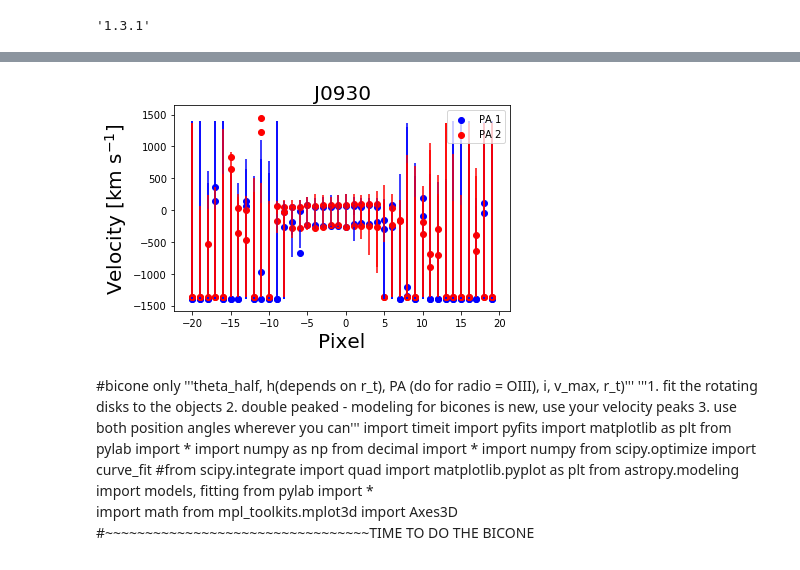
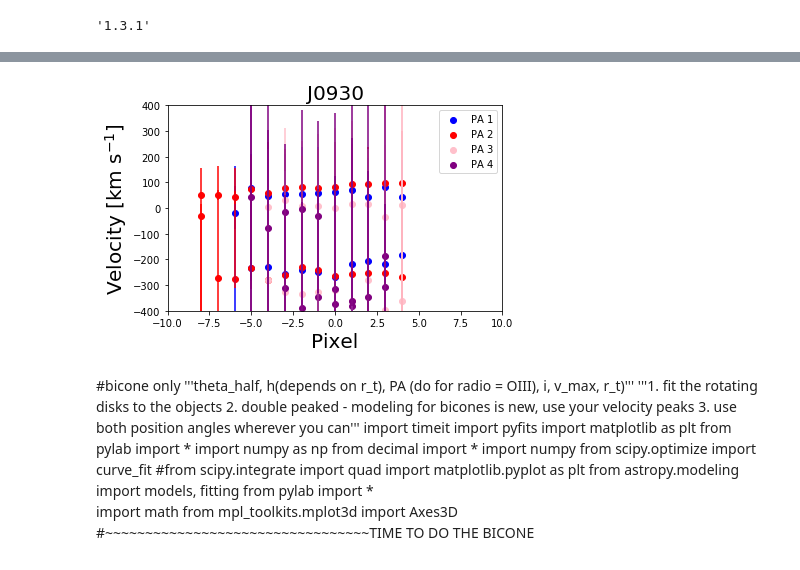
Before and after one commit to beckynevin/MMT, a Jupyter notebook: bicone_emcee-pseudo-IFU-J0930.ipynb, the cells around one changed output, grey strips where cells are left out. Saved outputs shown, nothing was run; the diff lists cells and outputs as text; code cells hidden in the pictures.

Commit message:
Fixed all of the data input, I have concatted lists and asymmetric error. Now I need to fix the lnlike code to allow for asymmetric error and to introduce masking.

```diff
--- a/bicone_emcee-pseudo-IFU-J0930.ipynb
+++ b/bicone_emcee-pseudo-IFU-J0930.ipynb
@@ -27,7 +27,7 @@ name='J0930'
 if name=='J0930':
     PA_1='Liu032_PA21, J0930_table_contfitcoords_outflow_J0930_star.txt'
     PA_2='Liu032_PA111, J0930_table_contfitcoords_outflow_J0930_star.txt'
-    PA_3='Liu032_PA66, J0930_table_contfitcoords_outflow_J0930_star_vac.txt'
+    PA_3='Liu032_PA66, J0930_table_contfitcoords_outflow_J0930_star.txt'
     PA_4='Liu032_PA156, J0930_table_contfitcoords_outflow_J0930_star.txt'
 
     pixelscale_1=0.389
@@ -43,10 +43,14 @@ if name=='J0930':
     PA4=156
 
 
-    lower_lim=0
-    upper_lim=40
-    lower_lim_ortho=0#ws 7
-    upper_lim_ortho=40
+    lower_lim=14
+    upper_lim=25
+    lower_lim_ortho=12#ws 7
+    upper_lim_ortho=25
+    lower_lim_66=16#ws 7
+    upper_lim_66=25
+    lower_lim_156=15#ws 7
+    upper_lim_156=24
 
     slitwidth=1.5
     pixelscale=0.42
@@ -352,6 +356,8 @@ vel_2_2_156=[float(y) for y in vel_2_2_gauss_156]
 
 plt.scatter(xs_data, vel_2_1, label='vel_2_1 PA 21')
 plt.scatter(xs_data, vel_2_2, label='vel_2_2 PA 21')
+plt.scatter(xs_data[lower_lim:upper_lim], vel_2_1[lower_lim:upper_lim], label='chosen 1 PA 21')
+plt.scatter(xs_data[lower_lim:upper_lim], vel_2_2[lower_lim:upper_lim], label='chosen 2 PA 21')
 plt.legend()
 plt.xlim([-10,10])
 plt.ylim([-500,500])
@@ -359,6 +365,8 @@ plt.show()
 
 plt.scatter(xs_data, vel_2_1_ortho, label='vel_2_1 PA 111')
 plt.scatter(xs_data, vel_2_2_ortho, label='vel_2_2 PA 111')
+plt.scatter(xs_data[lower_lim_ortho:upper_lim_ortho], vel_2_1_ortho[lower_lim_ortho:upper_lim_ortho], label='chosen 1 PA 111')
+plt.scatter(xs_data[lower_lim_ortho:upper_lim_ortho], vel_2_2_ortho[lower_lim_ortho:upper_lim_ortho], label='chosen 2 PA 111')
 plt.legend()
 plt.xlim([-10,10])
 plt.ylim([-500,500])
@@ -368,6 +376,8 @@ plt.show()
 
 plt.scatter(xs_data, vel_2_1_66, label='vel_2_1 PA 66')
 plt.scatter(xs_data, vel_2_2_66, label='vel_2_2 PA 66')
+plt.scatter(xs_data[lower_lim_66:upper_lim_66], vel_2_1_66[lower_lim_66:upper_lim_66], label='chosen 1 PA 66')
+plt.scatter(xs_data[lower_lim_66:upper_lim_66], vel_2_2_66[lower_lim_66:upper_lim_66], label='chosen 2 PA 66')
 plt.legend()
 plt.xlim([-10,10])
 plt.ylim([-500,500])
@@ -377,6 +387,8 @@ plt.show()
 
 plt.scatter(xs_data, vel_2_1_156, label='vel_2_1 PA 156')
 plt.scatter(xs_data, vel_2_2_156, label='vel_2_2 PA 156')
+plt.scatter(xs_data[lower_lim_156:upper_lim_156], vel_2_1_156[lower_lim_156:upper_lim_156], label='chosen 1 PA 156')
+plt.scatter(xs_data[lower_lim_156:upper_lim_156], vel_2_2_156[lower_lim_156:upper_lim_156], label='chosen 2 PA 156')
 plt.legend()
 plt.xlim([-10,10])
 plt.ylim([-500,500])
@@ -481,6 +493,36 @@ else:
     vel_error_ortho_up_concat=vel_2_2_error_ortho_up[lower_lim_ortho:upper_lim_ortho]+vel_2_1_error_ortho_up[lower_lim_ortho:upper_lim_ortho]
     vel_error_ortho_down_concat=vel_2_2_error_ortho_down[lower_lim_ortho:upper_lim_ortho]+vel_2_1_error_ortho_down[lower_lim_ortho:upper_lim_ortho]
 
+if np.mean(vel_2_1_66[lower_lim_66:upper_lim_66])< np.mean(vel_2_1_66[lower_lim_66:upper_lim_66]):
+    #this means that the first set is the above side
+    v_2_above=vel_2_1_66[lower_lim_66:upper_lim_66]
+    v_2_below=vel_2_2_66[lower_lim_66:upper_lim_66]
+    vel_data_concat_66=vel_2_1_66[lower_lim_66:upper_lim_66]+vel_2_2_66[lower_lim_66:upper_lim_66]
+    vel_error_66_up_concat=vel_2_1_error_66_up[lower_lim_66:upper_lim_66]+vel_2_2_error_66_up[lower_lim_66:upper_lim_66]
+    vel_error_66_down_concat=vel_2_1_error_66_down[lower_lim_66:upper_lim_66]+vel_2_2_error_66_down[lower_lim_66:upper_lim_66]
+    #error_data_concat_ortho=vel_2_1_ortho_error[lower_lim_ortho:upper_lim_ortho]+vel_2_2_ortho_error[lower_lim_ortho:upper_lim_ortho]
+else:
+    v_2_above=vel_2_2_66[lower_lim_66:upper_lim_66]
+    v_2_below=vel_2_1_66[lower_lim_66:upper_lim_66]
+    vel_data_concat_66=vel_2_2_66[lower_lim_66:upper_lim_66]+vel_2_1_66[lower_lim_66:upper_lim_66]
+    vel_error_66_up_concat=vel_2_2_error_66_up[lower_lim_66:upper_lim_66]+vel_2_1_error_66_up[lower_lim_66:upper_lim_66]
+    vel_error_66_down_concat=vel_2_2_error_66_down[lower_lim_66:upper_lim_66]+vel_2_1_error_66_down[lower_lim_66:upper_lim_66]
+
+if np.mean(vel_2_1_156[lower_lim_156:upper_lim_156])< np.mean(vel_2_1_156[lower_lim_156:upper_lim_156]):
+    #this means that the first set is the above side
+    v_2_above=vel_2_1_156[lower_lim_156:upper_lim_156]
+    v_2_below=vel_2_2_156[lower_lim_156:upper_lim_156]
+    vel_data_concat_156=vel_2_1_156[lower_lim_156:upper_lim_156]+vel_2_2_156[lower_lim_156:upper_lim_156]
+    vel_error_156_up_concat=vel_2_1_error_156_up[lower_lim_156:upper_lim_156]+vel_2_2_error_156_up[lower_lim_156:upper_lim_156]
+    vel_error_156_down_concat=vel_2_1_error_156_down[lower_lim_156:upper_lim_156]+vel_2_2_error_156_down[lower_lim_156:upper_lim_156]
+    #error_data_concat_ortho=vel_2_1_ortho_error[lower_lim_ortho:upper_lim_ortho]+vel_2_2_ortho_error[lower_lim_ortho:upper_lim_ortho]
+else:
+    v_2_above=vel_2_2_156[lower_lim_156:upper_lim_156]
+    v_2_below=vel_2_1_156[lower_lim_156:upper_lim_156]
+    vel_data_concat_156=vel_2_2_156[lower_lim_156:upper_lim_156]+vel_2_1_156[lower_lim_156:upper_lim_156]
+    vel_error_156_up_concat=vel_2_2_error_156_up[lower_lim_156:upper_lim_156]+vel_2_1_error_156_up[lower_lim_156:upper_lim_156]
+    vel_error_156_down_concat=vel_2_2_error_156_down[lower_lim_156:upper_lim_156]+vel_2_1_error_156_down[lower_lim_156:upper_lim_156]
+
     #error_data_concat_ortho=vel_2_2_ortho_error[lower_lim_ortho:upper_lim_ortho]+vel_2_1_ortho_error[lower_lim_ortho:upper_lim_ortho]
 
 
@@ -489,11 +531,18 @@ xs_data_concat=xs_data_cut+xs_data_cut
 xs_data_cut_ortho= xs_data[lower_lim_ortho:upper_lim_ortho]
 xs_data_concat_ortho=xs_data_cut_ortho+xs_data_cut_ortho
 
+xs_data_cut_66=xs_data[lower_lim_66:upper_lim_66]
+xs_data_concat_66=xs_data_cut_66+xs_data_cut_66
+xs_data_cut_156=xs_data[lower_lim_156:upper_lim_156]
+xs_data_concat_156=xs_data_cut_156+xs_data_cut_156
+
 
 
 
 xs_data_concat_arc=[pixelscale_1*y for y in xs_data_concat]
 xs_data_concat_ortho_arc=[pixelscale_2*y for y in xs_data_concat_ortho]
+xs_data_concat_66_arc=[pixelscale_3*y for y in xs_data_concat_66]
+xs_data_concat_156_arc=[pixelscale_4*y for y in xs_data_concat_156]
 
 
 
@@ -503,6 +552,16 @@ xs_data_concat_ortho_arc=[pixelscale_2*y for y in xs_data_concat_ortho]
 
 assy_error=[vel_error_down_concat,vel_error_up_concat]
 assy_error_ortho=[vel_error_ortho_down_concat,vel_error_ortho_up_concat]
+assy_error_66=[vel_error_66_down_concat,vel_error_66_up_concat]
+assy_error_156=[vel_error_156_down_concat,vel_error_156_up_concat]
+
+
+#error_data_concat=[vel_1_error_down[lower_lim:upper_lim],vel_1_error_up[lower_lim:upper_lim]]
+#error_data_concat_ortho=[vel_1_error_ortho_down[lower_lim_ortho:upper_lim_ortho],vel_1_error_ortho_up[lower_lim_ortho:upper_lim_ortho]]
+error_data_concat=assy_error
+error_data_concat_ortho=assy_error_ortho
+error_data_concat_66=assy_error_66
+error_data_concat_156=assy_error_156
 
 print('assy_error',assy_error, len(assy_error[0]))
 
@@ -516,9 +575,14 @@ plt.errorbar(xs_data_concat, vel_data_concat,yerr=assy_error, color='blue',lines
 plt.errorbar(xs_data_concat_ortho, vel_data_concat_ortho,yerr=assy_error_ortho, color='red', linestyle='None')
 plt.scatter(xs_data_concat, vel_data_concat, color='blue', label='PA 1')
 plt.scatter(xs_data_concat_ortho, vel_data_concat_ortho, color='red', label='PA 2')
+
+plt.errorbar(xs_data_concat_66, vel_data_concat_66,yerr=assy_error_66, color='pink',linestyle='None')#error_data_concat,
+plt.errorbar(xs_data_concat_156, vel_data_concat_156,yerr=assy_error_156, color='purple', linestyle='None')
+plt.scatter(xs_data_concat_66, vel_data_concat_66, color='pink', label='PA 3')
+plt.scatter(xs_data_concat_156, vel_data_concat_156, color='purple', label='PA 4')
 plt.legend()
-#plt.ylim([-400,400])
-plt.xlim([-])
+plt.ylim([-400,400])
+plt.xlim([-10,10])
 plt.tight_layout()
 #savefig('../J0009_errors_before.pdf')
 plt.show()
@@ -532,4 +596,4 @@ assy_error [[0.0, 0.0, 0.0, 1748.0196810060002, 0.0, 0.0, 0.0, 1531.726986235000
-[figure, old version]
+[figure, new version]
 # %% [markdown]
 #bicone only
 '''theta_half, h(depends on r_t), PA (do for radio = OIII), i, v_max, r_t)'''
```
Also changed, not shown: parts of 3 cells of this notebook.
